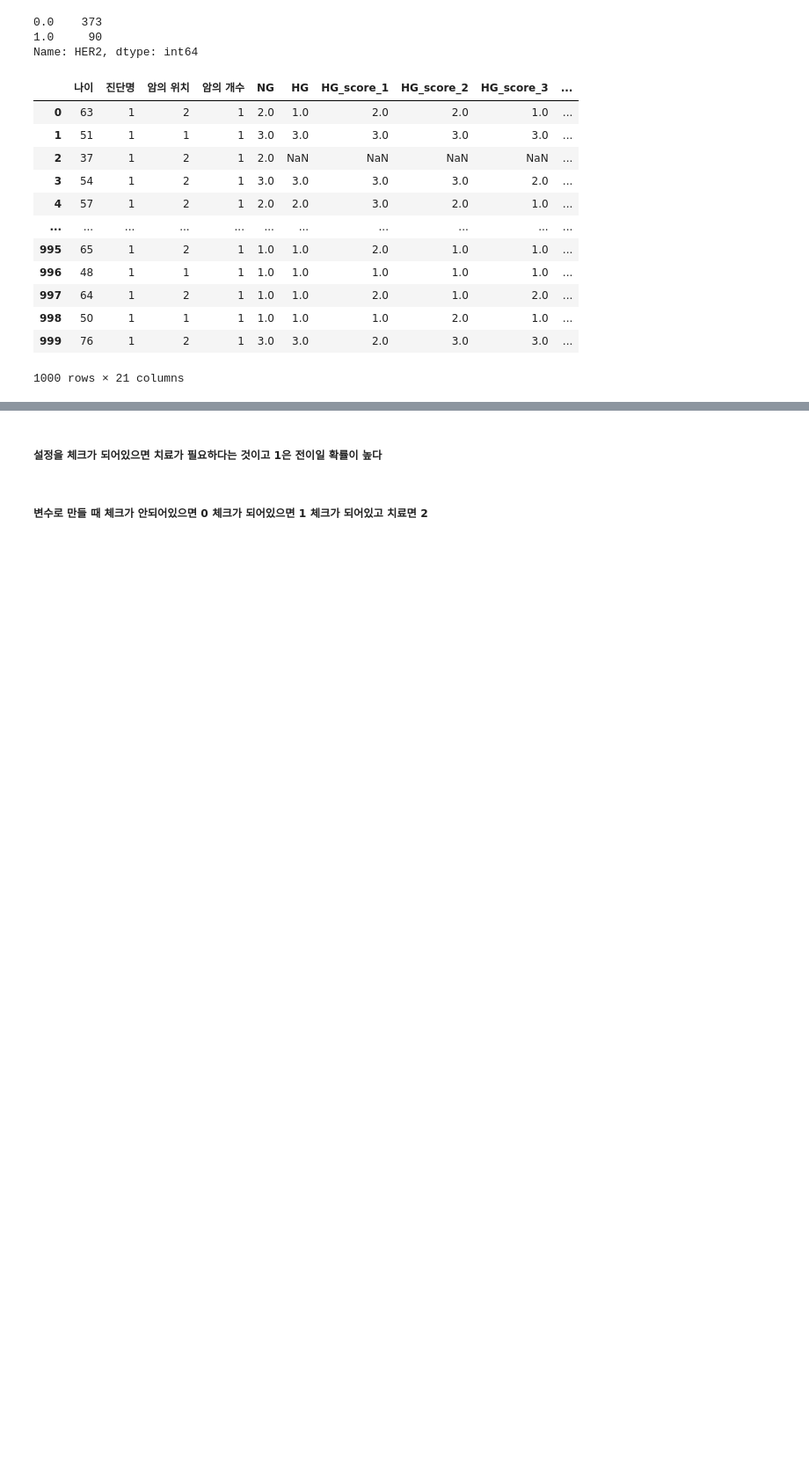
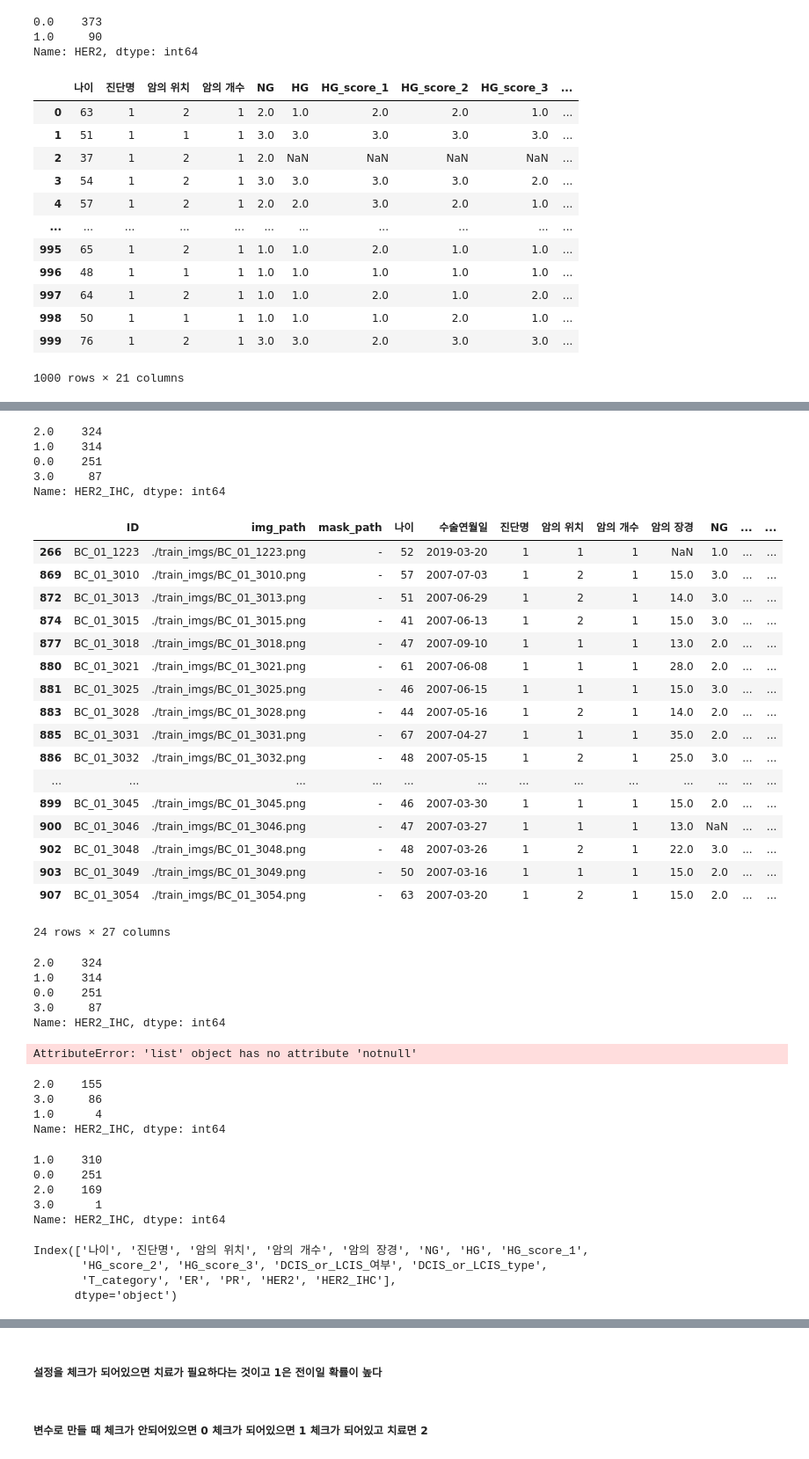
Before and after one commit to zakill96/pra, a Jupyter notebook: DataPreprocessing_datawig.ipynb, the cells around one changed output, grey strips where cells are left out. Shown: that part at 88% size. Cells and saved outputs as stored; diff of their text form; code cells hidden in the pictures; blank space fills up the shorter version.

```diff
--- a/DataPreprocessing_datawig.ipynb
+++ b/DataPreprocessing_datawig.ipynb
@@ -388,2 +329,0 @@ predictions['X_2'] = predictions['X_2'].replace(np.nan, predictions['X_2_imputed
-# %%
-train_df.loc[(train_df["암의 장경"]<=32) &(train_df["암의 장경"]>=19) & (train_df["T_category"].isnull()), "T_category"] = 2
@@ -398,0 +330,4 @@ train_df[train_df['PR'].isnull()].isnull().sum(1)
+# %%
+HER2_imputed.loc[(HER2_imputed['HER2_imputed']>0.5) ,'HER2'] =1
+# %%
+HER2_imputed.loc[(HER2_imputed['HER2_imputed']<=0.5) ,'HER2'] =0
@@ -398,0 +343,3 @@ train_df[train_df['PR'].isnull()].isnull().sum(1)
+# %%
+train_df.loc[((HER2_imputed["HER2"]==1) &(train_df["HER2"].isnull() == True)),"HER2"] =1
+train_df.loc[((HER2_imputed["HER2"]==0) &(train_df["HER2"].isnull() == True)),"HER2"] =0
@@ -398,0 +366,56 @@ train_df[train_df['PR'].isnull()].isnull().sum(1)
+# %%
+train_df['HER2_IHC'].value_counts()
+# %% [output]
+2.0    324
+1.0    314
+0.0    251
+3.0     87
+Name: HER2_IHC, dtype: int64
+# %%
+train_df[train_df['HER2_IHC'].isnull()]
+# %% [output]
+|  | ID | img_path | mask_path | 나이 | 수술연월일 | 진단명 | 암의 위치 | 암의 개수 | 암의 장경 | NG | ... | ... |
+| 266 | BC_01_1223 | ./train_imgs/BC_01_1223.png | - | 52 | 2019-03-20 | 1 | 1 | 1 | NaN | 1.0 | ... | ... |
+| 869 | BC_01_3010 | ./train_imgs/BC_01_3010.png | - | 57 | 2007-07-03 | 1 | 2 | 1 | 15.0 | 3.0 | ... | ... |
+| 872 | BC_01_3013 | ./train_imgs/BC_01_3013.png | - | 51 | 2007-06-29 | 1 | 2 | 1 | 14.0 | 3.0 | ... | ... |
+| 874 | BC_01_3015 | ./train_imgs/BC_01_3015.png | - | 41 | 2007-06-13 | 1 | 2 | 1 | 15.0 | 3.0 | ... | ... |
+| 877 | BC_01_3018 | ./train_imgs/BC_01_3018.png | - | 47 | 2007-09-10 | 1 | 1 | 1 | 13.0 | 2.0 | ... | ... |
+| 880 | BC_01_3021 | ./train_imgs/BC_01_3021.png | - | 61 | 2007-06-08 | 1 | 1 | 1 | 28.0 | 2.0 | ... | ... |
+| 881 | BC_01_3025 | ./train_imgs/BC_01_3025.png | - | 46 | 2007-06-15 | 1 | 1 | 1 | 15.0 | 3.0 | ... | ... |
+| 883 | BC_01_3028 | ./train_imgs/BC_01_3028.png | - | 44 | 2007-05-16 | 1 | 2 | 1 | 14.0 | 2.0 | ... | ... |
+| 885 | BC_01_3031 | ./train_imgs/BC_01_3031.png | - | 67 | 2007-04-27 | 1 | 1 | 1 | 35.0 | 2.0 | ... | ... |
+| 886 | BC_01_3032 | ./train_imgs/BC_01_3032.png | - | 48 | 2007-05-15 | 1 | 2 | 1 | 25.0 | 3.0 | ... | ... |
+| ... | ... | ... | ... | ... | ... | ... | ... | ... | ... | ... | ... | ... |
+| 899 | BC_01_3045 | ./train_imgs/BC_01_3045.png | - | 46 | 2007-03-30 | 1 | 1 | 1 | 15.0 | 2.0 | ... | ... |
+| 900 | BC_01_3046 | ./train_imgs/BC_01_3046.png | - | 47 | 2007-03-27 | 1 | 1 | 1 | 13.0 | NaN | ... | ... |
+| 902 | BC_01_3048 | ./train_imgs/BC_01_3048.png | - | 48 | 2007-03-26 | 1 | 2 | 1 | 22.0 | 3.0 | ... | ... |
+| 903 | BC_01_3049 | ./train_imgs/BC_01_3049.png | - | 50 | 2007-03-16 | 1 | 1 | 1 | 15.0 | 2.0 | ... | ... |
+| 907 | BC_01_3054 | ./train_imgs/BC_01_3054.png | - | 63 | 2007-03-20 | 1 | 2 | 1 | 15.0 | 2.0 | ... | ... |
+24 rows × 27 columns
+# %%
+train_df[train_df['HER2_IHC'].notnull()]['HER2_IHC'].value_counts()
+# %% [output]
+2.0    324
+1.0    314
+0.0    251
+3.0     87
+Name: HER2_IHC, dtype: int64
+# %%
+train_df.loc[(train_df[['HER2_IHC'].notnull()==True]) & (train_df['HER2']==1), 'HER2']
+# %% [output]
+AttributeError: 'list' object has no attribute 'notnull'
+# %%
+(train_df['HER2_IHC'])[(train_df['HER2']==1)].value_counts()
+# %% [output]
+2.0    155
+3.0     86
+1.0      4
+Name: HER2_IHC, dtype: int64
+# %%
+(train_df['HER2_IHC'])[(train_df['HER2']==0)].value_counts()
+# %% [output]
+1.0    310
+0.0    251
+2.0    169
+3.0      1
+Name: HER2_IHC, dtype: int64
@@ -398,0 +425,7 @@ train_df[train_df['PR'].isnull()].isnull().sum(1)
+# %%
+df_HER2_IHC.columns
+# %% [output]
+Index(['나이', '진단명', '암의 위치', '암의 개수', '암의 장경', 'NG', 'HG', 'HG_score_1',
+       'HG_score_2', 'HG_score_3', 'DCIS_or_LCIS_여부', 'DCIS_or_LCIS_type',
+       'T_category', 'ER', 'PR', 'HER2', 'HER2_IHC'],
+      dtype='object')
```
Also changed, not shown: parts of 22 cells of this notebook.
